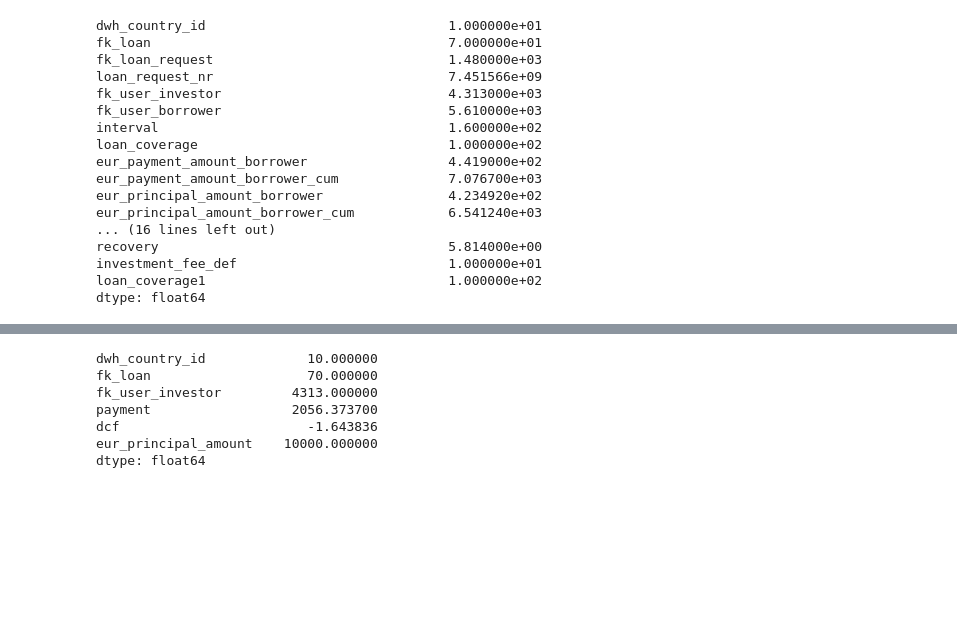
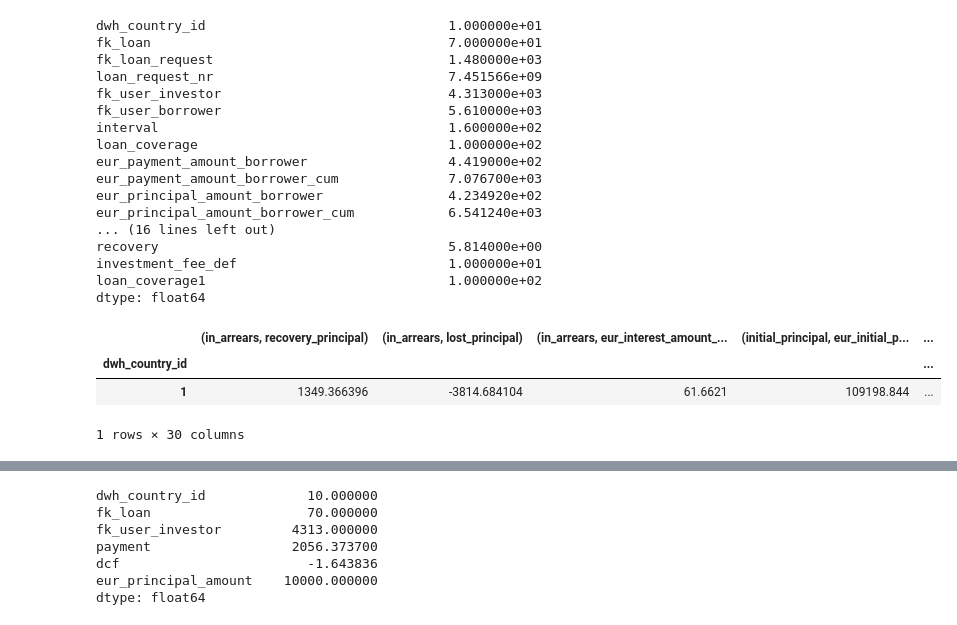
Before and after one commit to seanv507/lendico, a Jupyter notebook: Projects/Returns/src/returns01.ipynb, the cells around one changed output, grey strips where cells are left out. Saved outputs shown, nothing was run; the diff lists cells and outputs as text; code cells hidden in the pictures; blank space fills up the shorter version.

```diff
--- a/Projects/Returns/src/returns01.ipynb
+++ b/Projects/Returns/src/returns01.ipynb
@@ -682,3 +742,10 @@ dtype: float64
 split=('dwh_country_id','fk_loan')
 g=[zx.groupby(['dwh_country_id','fk_loan','dcf']).payment.sum().reset_index('dcf') \
                      for zx in cash_lists['cash_list_actual_monthly']]
+# %%
+nars.xs(20,level='fk_loan')
+# %% [output]
+|  | (in_arrears, recovery_principal) | (in_arrears, lost_principal) | (in_arrears, eur_interest_amount_... | (initial_principal, eur_initial_p... | ... |
+| dwh_country_id |  |  |  |  | ... |
+| 1 | 1349.366396 | -3814.684104 | 61.6621 | 109198.844 | ... |
+1 rows × 30 columns
```
Also changed, not shown: parts of 9 cells of this notebook, 1 other file.
